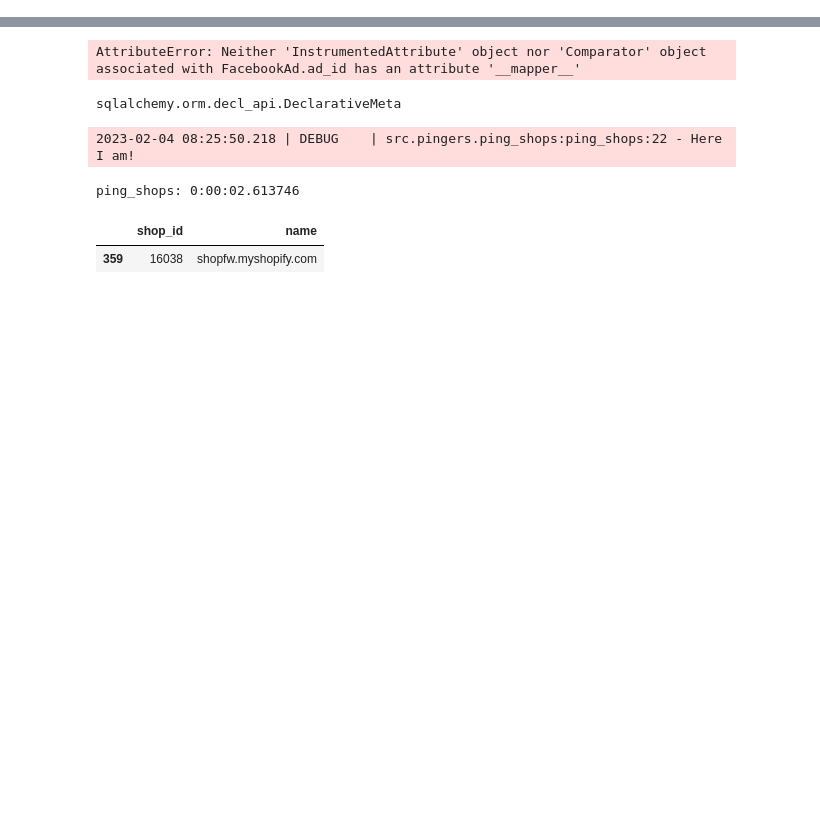
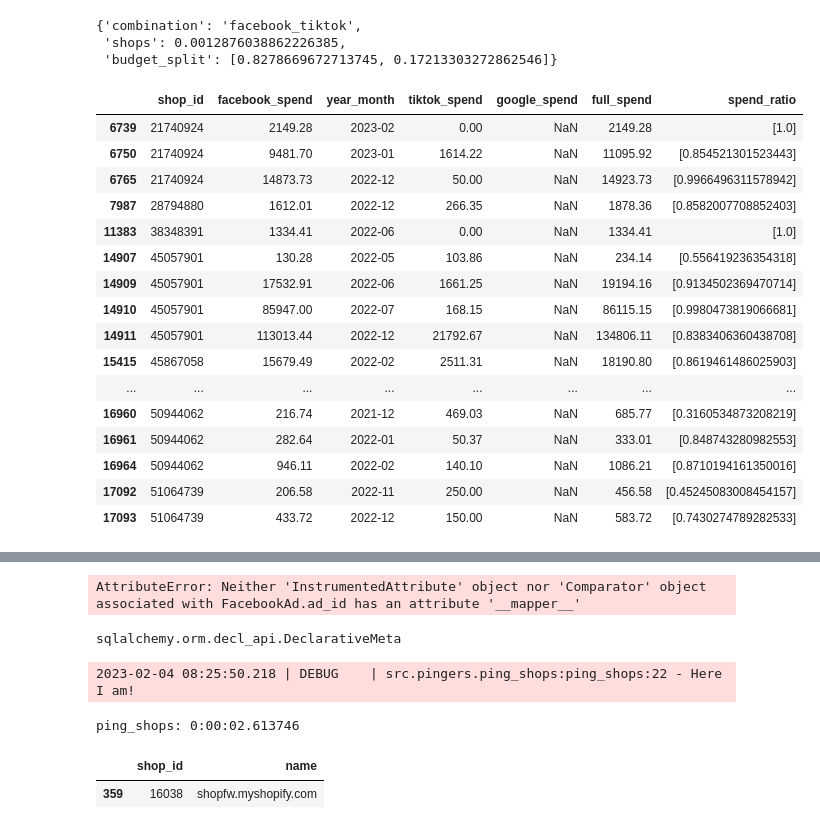
Before and after one commit to Katja-Lebesgue/premium_dashboard, a Jupyter notebook: tmp.ipynb, the cells around one changed output, grey strips where cells are left out. Cells and saved outputs as stored; diff of their text form; code cells hidden in the pictures; blank space fills up the shorter version.

```diff
--- a/tmp.ipynb
+++ b/tmp.ipynb
@@ -6,0 +87,26 @@ base I am using: lebesgue-dev.cgviinyjedbs.eu-central-1.rds.amazonaws.com
+# %%
+result
+# %% [output]
+{'combination': 'facebook_tiktok',
+ 'shops': 0.0012876038862226385,
+ 'budget_split': [0.8278669672713745, 0.17213303272862546]}
+# %%
+filtered
+# %% [output]
+|  | shop_id | facebook_spend | year_month | tiktok_spend | google_spend | full_spend | spend_ratio |
+| 6739 | 21740924 | 2149.28 | 2023-02 | 0.00 | NaN | 2149.28 | [1.0] |
+| 6750 | 21740924 | 9481.70 | 2023-01 | 1614.22 | NaN | 11095.92 | [0.854521301523443] |
+| 6765 | 21740924 | 14873.73 | 2022-12 | 50.00 | NaN | 14923.73 | [0.9966496311578942] |
+| 7987 | 28794880 | 1612.01 | 2022-12 | 266.35 | NaN | 1878.36 | [0.8582007708852403] |
+| 11383 | 38348391 | 1334.41 | 2022-06 | 0.00 | NaN | 1334.41 | [1.0] |
+| 14907 | 45057901 | 130.28 | 2022-05 | 103.86 | NaN | 234.14 | [0.556419236354318] |
+| 14909 | 45057901 | 17532.91 | 2022-06 | 1661.25 | NaN | 19194.16 | [0.9134502369470714] |
+| 14910 | 45057901 | 85947.00 | 2022-07 | 168.15 | NaN | 86115.15 | [0.9980473819066681] |
+| 14911 | 45057901 | 113013.44 | 2022-12 | 21792.67 | NaN | 134806.11 | [0.8383406360438708] |
+| 15415 | 45867058 | 15679.49 | 2022-02 | 2511.31 | NaN | 18190.80 | [0.8619461486025903] |
+| ... | ... | ... | ... | ... | ... | ... | ... |
+| 16960 | 50944062 | 216.74 | 2021-12 | 469.03 | NaN | 685.77 | [0.3160534873208219] |
+| 16961 | 50944062 | 282.64 | 2022-01 | 50.37 | NaN | 333.01 | [0.848743280982553] |
+| 16964 | 50944062 | 946.11 | 2022-02 | 140.10 | NaN | 1086.21 | [0.8710194161350016] |
+| 17092 | 51064739 | 206.58 | 2022-11 | 250.00 | NaN | 456.58 | [0.45245083008454157] |
+| 17093 | 51064739 | 433.72 | 2022-12 | 150.00 | NaN | 583.72 | [0.7430274789282533] |
```
Also changed, not shown: parts of 18 cells of this notebook, 25 other files.
